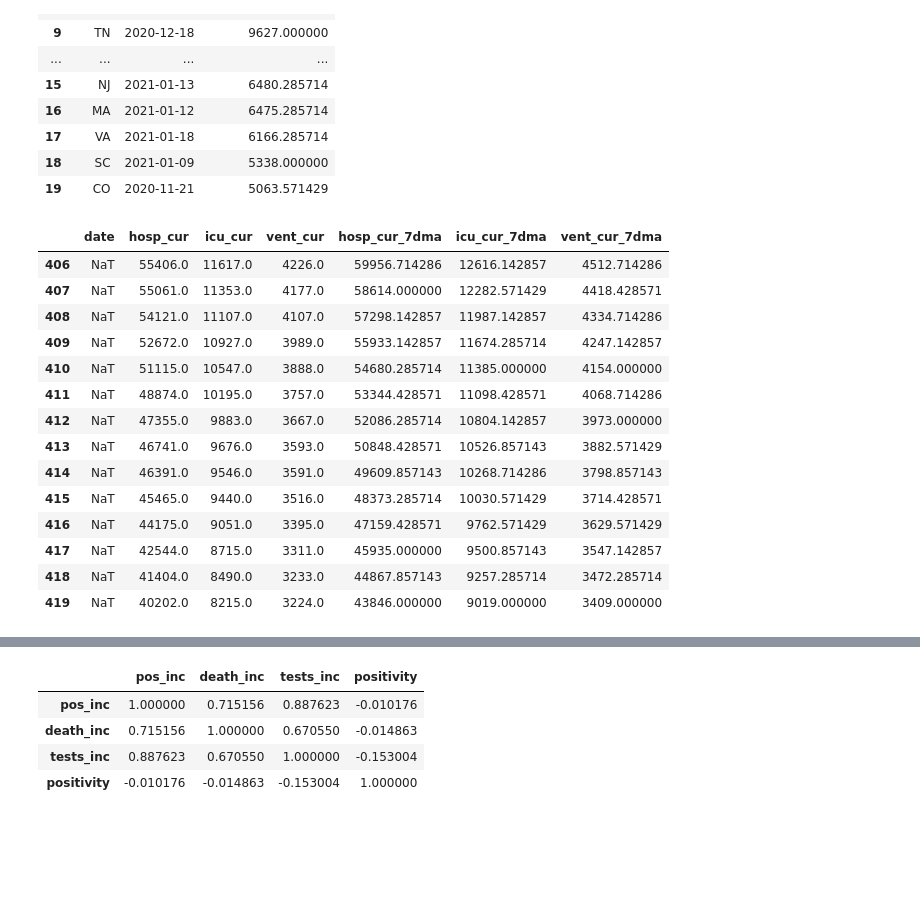
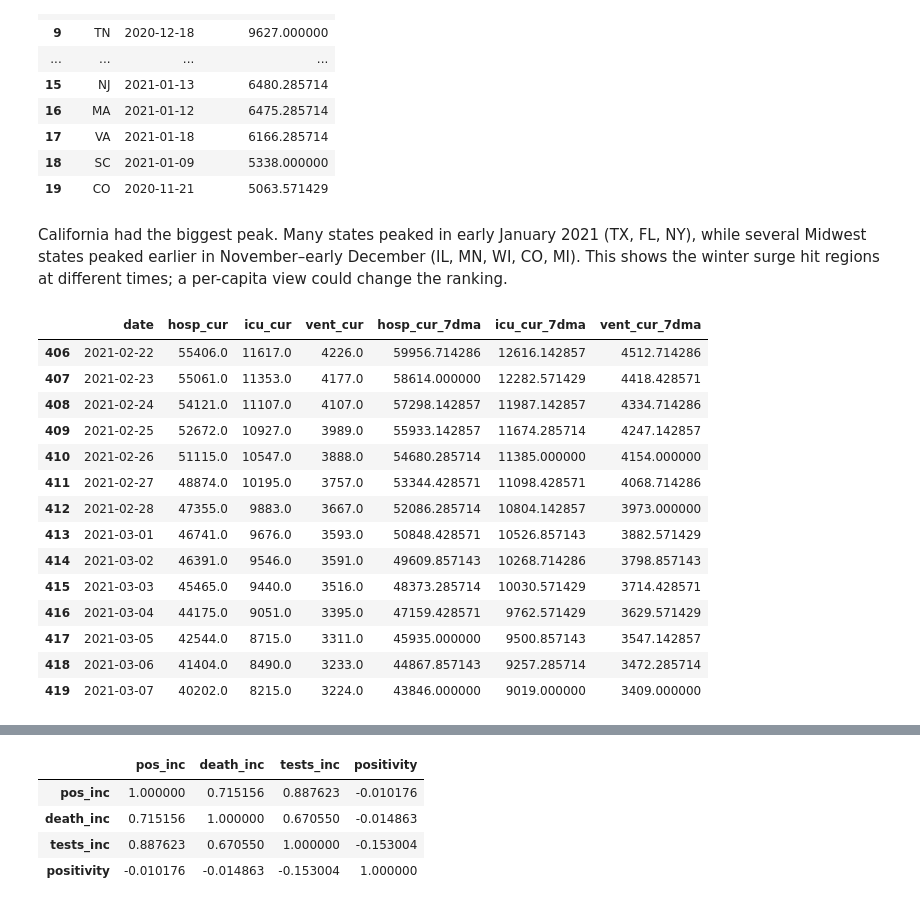
Before and after one commit to anoricev/COVID-Tracking-Project, a Jupyter notebook: notebooks/04_state_level_analysis.ipynb, the cells around one changed output, grey strips where cells are left out. Drawn from its saved outputs; the diff is of its cells as text; code cells hidden in the pictures; blank space fills up the shorter version.

Commit message:
update state level analysis

```diff
--- a/notebooks/04_state_level_analysis.ipynb
+++ b/notebooks/04_state_level_analysis.ipynb
@@ -289,41 +294,43 @@ display(surges)
 | 17 | VA | 2021-01-18 | 6166.285714 |
 | 18 | SC | 2021-01-09 | 5338.000000 |
 | 19 | CO | 2020-11-21 | 5063.571429 |
+# %% [markdown]
+California had the biggest peak. Many states peaked in early January 2021 (TX, FL, NY), while several Midwest states peaked earlier in November–early December (IL, MN, WI, CO, MI). This shows the winter surge hit regions at different times; a per-capita view could change the ranking.
 # %%
-# --- Cell 10: National hospitalization & ICU trends ---
+# --- National hospitalization & ICU trends ---
 hosp = pd.read_sql(
     f'''
     SELECT date,
            SUM(COALESCE(hospitalizedCurrently,0))  AS hosp_cur,
            SUM(COALESCE(inIcuCurrently,0))         AS icu_cur,
            SUM(COALESCE(onVentilatorCurrently,0))  AS vent_cur
     FROM {tbl}
     GROUP BY date
     ORDER BY date;
     ''', conn
 )
 
-hosp["date"] = hosp["date"].apply(lambda x: pd.to_datetime(str(x), format="%Y%m%d", errors="coerce"))
+hosp["date"] = pd.to_datetime(hosp["date"], errors="coerce")
 hosp = hosp.sort_values("date").reset_index(drop=True)
 
 # 7-day averages
 for c in ["hosp_cur", "icu_cur", "vent_cur"]:
     hosp[c+"_7dma"] = hosp[c].rolling(7, min_periods=1).mean()
 
 display(hosp.tail(14))
 # %% [output]
 |  | date | hosp_cur | icu_cur | vent_cur | hosp_cur_7dma | icu_cur_7dma | vent_cur_7dma |
-| 406 | NaT | 55406.0 | 11617.0 | 4226.0 | 59956.714286 | 12616.142857 | 4512.714286 |
-| 407 | NaT | 55061.0 | 11353.0 | 4177.0 | 58614.000000 | 12282.571429 | 4418.428571 |
-| 408 | NaT | 54121.0 | 11107.0 | 4107.0 | 57298.142857 | 11987.142857 | 4334.714286 |
-| 409 | NaT | 52672.0 | 10927.0 | 3989.0 | 55933.142857 | 11674.285714 | 4247.142857 |
-| 410 | NaT | 51115.0 | 10547.0 | 3888.0 | 54680.285714 | 11385.000000 | 4154.000000 |
-| 411 | NaT | 48874.0 | 10195.0 | 3757.0 | 53344.428571 | 11098.428571 | 4068.714286 |
-| 412 | NaT | 47355.0 | 9883.0 | 3667.0 | 52086.285714 | 10804.142857 | 3973.000000 |
-| 413 | NaT | 46741.0 | 9676.0 | 3593.0 | 50848.428571 | 10526.857143 | 3882.571429 |
-| 414 | NaT | 46391.0 | 9546.0 | 3591.0 | 49609.857143 | 10268.714286 | 3798.857143 |
-| 415 | NaT | 45465.0 | 9440.0 | 3516.0 | 48373.285714 | 10030.571429 | 3714.428571 |
-| 416 | NaT | 44175.0 | 9051.0 | 3395.0 | 47159.428571 | 9762.571429 | 3629.571429 |
-| 417 | NaT | 42544.0 | 8715.0 | 3311.0 | 45935.000000 | 9500.857143 | 3547.142857 |
-| 418 | NaT | 41404.0 | 8490.0 | 3233.0 | 44867.857143 | 9257.285714 | 3472.285714 |
-| 419 | NaT | 40202.0 | 8215.0 | 3224.0 | 43846.000000 | 9019.000000 | 3409.000000 |
+| 406 | 2021-02-22 | 55406.0 | 11617.0 | 4226.0 | 59956.714286 | 12616.142857 | 4512.714286 |
+| 407 | 2021-02-23 | 55061.0 | 11353.0 | 4177.0 | 58614.000000 | 12282.571429 | 4418.428571 |
+| 408 | 2021-02-24 | 54121.0 | 11107.0 | 4107.0 | 57298.142857 | 11987.142857 | 4334.714286 |
+| 409 | 2021-02-25 | 52672.0 | 10927.0 | 3989.0 | 55933.142857 | 11674.285714 | 4247.142857 |
+| 410 | 2021-02-26 | 51115.0 | 10547.0 | 3888.0 | 54680.285714 | 11385.000000 | 4154.000000 |
+| 411 | 2021-02-27 | 48874.0 | 10195.0 | 3757.0 | 53344.428571 | 11098.428571 | 4068.714286 |
+| 412 | 2021-02-28 | 47355.0 | 9883.0 | 3667.0 | 52086.285714 | 10804.142857 | 3973.000000 |
+| 413 | 2021-03-01 | 46741.0 | 9676.0 | 3593.0 | 50848.428571 | 10526.857143 | 3882.571429 |
+| 414 | 2021-03-02 | 46391.0 | 9546.0 | 3591.0 | 49609.857143 | 10268.714286 | 3798.857143 |
+| 415 | 2021-03-03 | 45465.0 | 9440.0 | 3516.0 | 48373.285714 | 10030.571429 | 3714.428571 |
+| 416 | 2021-03-04 | 44175.0 | 9051.0 | 3395.0 | 47159.428571 | 9762.571429 | 3629.571429 |
+| 417 | 2021-03-05 | 42544.0 | 8715.0 | 3311.0 | 45935.000000 | 9500.857143 | 3547.142857 |
+| 418 | 2021-03-06 | 41404.0 | 8490.0 | 3233.0 | 44867.857143 | 9257.285714 | 3472.285714 |
+| 419 | 2021-03-07 | 40202.0 | 8215.0 | 3224.0 | 43846.000000 | 9019.000000 | 3409.000000 |
```
Also changed, not shown: parts of 11 cells of this notebook.
